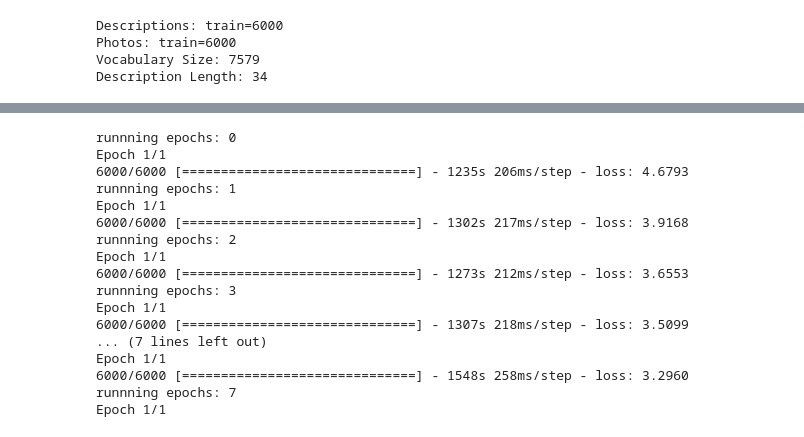
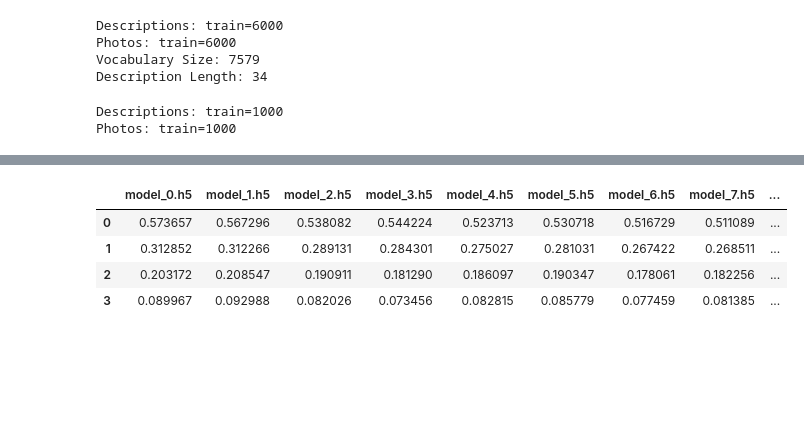
Before and after one commit to deepak6446/machine-learning, a Jupyter notebook: DEEP_Image_captioning_LSTM_CNN/main.ipynb, the cells around one changed output, grey strips where cells are left out. Saved outputs shown, nothing was run; the diff lists cells and outputs as text; code cells hidden in the pictures; blank space fills up the shorter version.

```diff
--- a/DEEP_Image_captioning_LSTM_CNN/main.ipynb
+++ b/DEEP_Image_captioning_LSTM_CNN/main.ipynb
@@ -48,9 +54,12 @@ Description Length: 34
 # X1train.shape, X2train.shape, ytrain.shape, ytrain
 # %%
 # prepare test dataset with startseq desc endseq.
-# test_descriptions, test_features  = load_clean_descriptions_photo_features("./descriptions.txt", "/home/gis-local/Desktop/built.io/deepakWork/flickr8k_dataset/Flickr8k_text/Flickr_8k.testImages.txt", "./features.pkl")
+test_descriptions, test_features  = load_clean_descriptions_photo_features("./descriptions.txt", "/home/gis-local/Desktop/built.io/deepakWork/flickr8k_dataset/Flickr8k_text/Flickr_8k.testImages.txt", "./features.pkl")
 # prepare sequences
 # X1test, X2test, ytest, vocab_size = create_sequences(tokenizer, max_length, test_descriptions, test_features, vocab_size)
+# %% [output]
+Descriptions: train=1000
+Photos: train=1000
 # %%
 # define the model
 model = define_model(vocab_size, max_length)
@@ -90,31 +99,32 @@ def data_generator(descriptions, photos, tokenizer, max_length):
 
 # run in progressive loading if you don't have enough memory
 # train the model, run epochs manually and save after each epoch
+retrain = False
 epochs = 20
 steps = len(train_descriptions)
-for i in range(epochs):
-    print("runnning epochs:", i)
-    # create the data generator
-    generator = data_generator(train_descriptions, train_features, tokenizer, max_length)
-    # fit for one epoch
-    model.fit_generator(generator, epochs=1, steps_per_epoch=steps, verbose=1)
-    # save model
-    model.save('model_' + str(i) + '.h5')
+
+if(retrain):
+    for i in range(epochs):
+        print("runnning epochs:", i)
+        # create the data generator
+        generator = data_generator(train_descriptions, train_features, tokenizer, max_length)
+        # fit for one epoch
+        model.fit_generator(generator, epochs=1, steps_per_epoch=steps, verbose=1)
+        # save model
+        model.save('model_' + str(i) + '.h5')
-# %% [output]
-runnning epochs: 0
-Epoch 1/1
-6000/6000 [==============================] - 1235s 206ms/step - loss: 4.6793
-runnning epochs: 1
-Epoch 1/1
-6000/6000 [==============================] - 1302s 217ms/step - loss: 3.9168
-runnning epochs: 2
-Epoch 1/1
-6000/6000 [==============================] - 1273s 212ms/step - loss: 3.6553
-runnning epochs: 3
-Epoch 1/1
-6000/6000 [==============================] - 1307s 218ms/step - loss: 3.5099
-... (7 lines left out)
-Epoch 1/1
-6000/6000 [==============================] - 1548s 258ms/step - loss: 3.2960
-runnning epochs: 7
-Epoch 1/1
+# %%
+if(False):
+    for i in range(epochs):
+        filename = 'model_' + str(i) + '.h5'
+        print("model: ", filename)
+        model = load_model(filename)
+        evaluate_model(model, test_descriptions, test_features, tokenizer, max_length, filename)
+
+score = pd.read_excel('./accuracy.xlsx')
+score.head()
+# %% [output]
+|  | model_0.h5 | model_1.h5 | model_2.h5 | model_3.h5 | model_4.h5 | model_5.h5 | model_6.h5 | model_7.h5 | ... |
+| 0 | 0.573657 | 0.567296 | 0.538082 | 0.544224 | 0.523713 | 0.530718 | 0.516729 | 0.511089 | ... |
+| 1 | 0.312852 | 0.312266 | 0.289131 | 0.284301 | 0.275027 | 0.281031 | 0.267422 | 0.268511 | ... |
+| 2 | 0.203172 | 0.208547 | 0.190911 | 0.181290 | 0.186097 | 0.190347 | 0.178061 | 0.182256 | ... |
+| 3 | 0.089967 | 0.092988 | 0.082026 | 0.073456 | 0.082815 | 0.085779 | 0.077459 | 0.081385 | ... |
```
Also changed, not shown: parts of 4 cells of this notebook, 53 other files.
